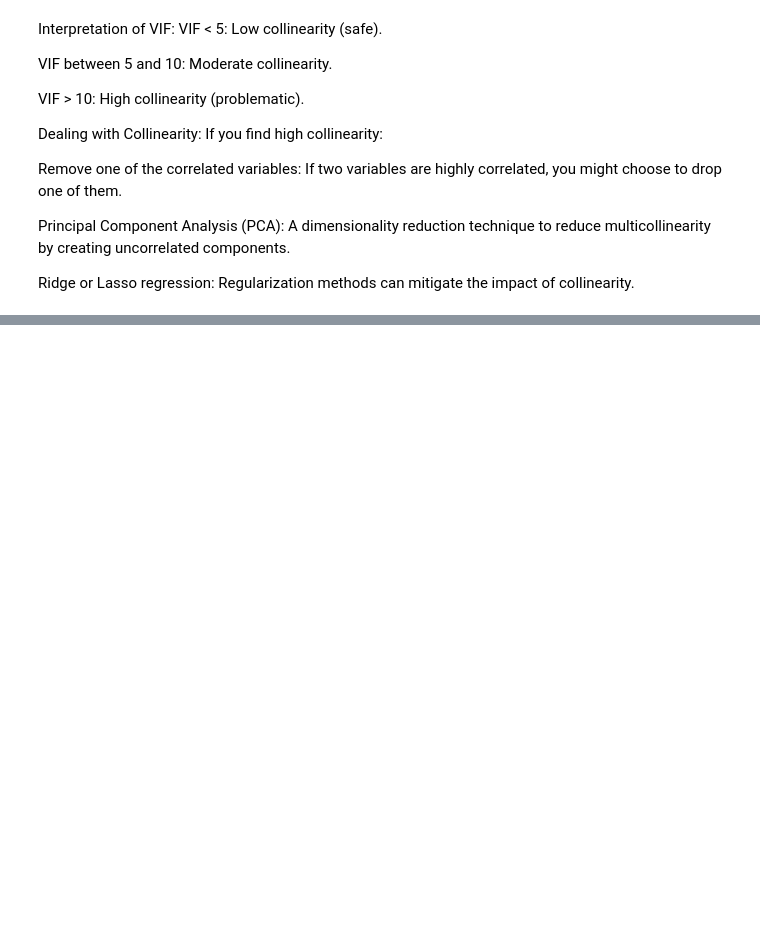
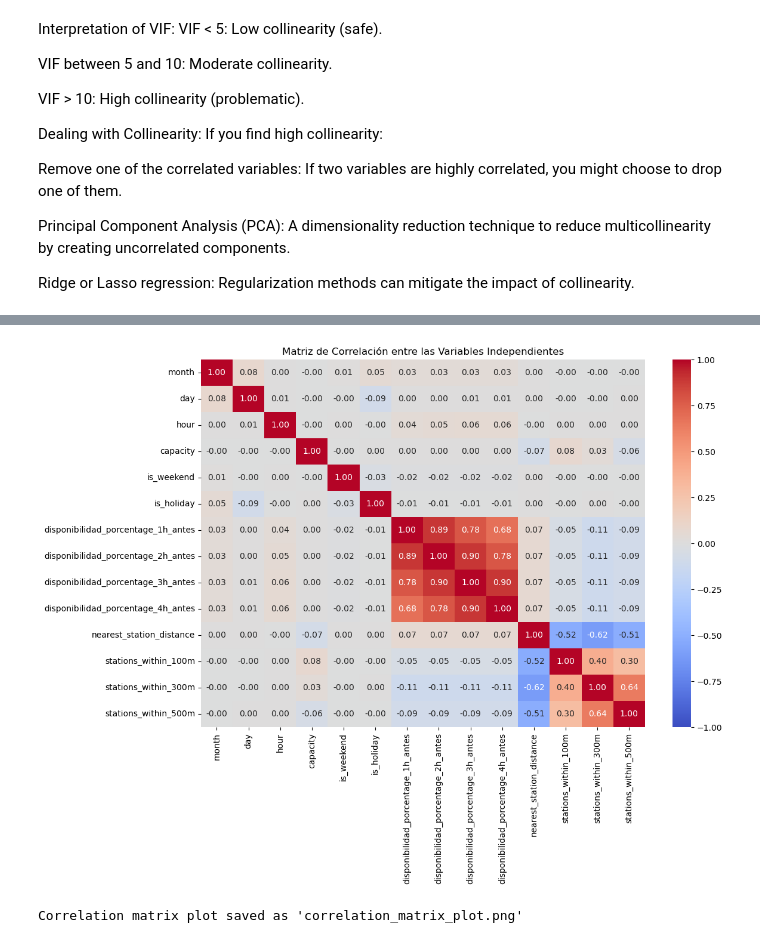
Before and after one commit to vmachok57/bcnbicing_prediction, a Jupyter notebook: Proyecto_Natalia.ipynb, the cells around one changed output, grey strips where cells are left out. Saved outputs shown, nothing was run; the diff lists cells and outputs as text; code cells hidden in the pictures; blank space fills up the shorter version.

```diff
--- a/Proyecto_Natalia.ipynb
+++ b/Proyecto_Natalia.ipynb
@@ -785,0 +905,22 @@ Mean Squared Error: 0.0157
+# %%
+import seaborn as sns
+import matplotlib.pyplot as plt
+
+# Calculate the correlation matrix
+corr_matrix = df_prediction_task[features].corr()
+
+# Create the heatmap
+plt.figure(figsize=(12, 8))
+sns.heatmap(corr_matrix, annot=True, cmap='coolwarm', fmt='.2f', vmin=-1, vmax=1)
+
+# Set the title
+plt.title('Matriz de Correlación entre las Variables Independientes')
+
+# Save the plot (ensure saving first, then show)
+plt.savefig('correlation_matrix_plot.png', format='png', dpi=300)
+plt.show()
+
+print("Correlation matrix plot saved as 'correlation_matrix_plot.png'")
+# %% [output]
+[figure, added]
+Correlation matrix plot saved as 'correlation_matrix_plot.png'
```
Also changed, not shown: parts of 28 cells of this notebook.
